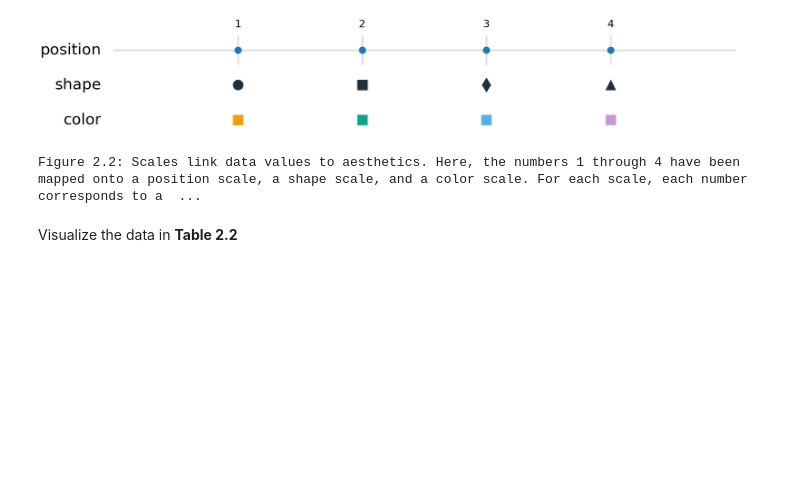
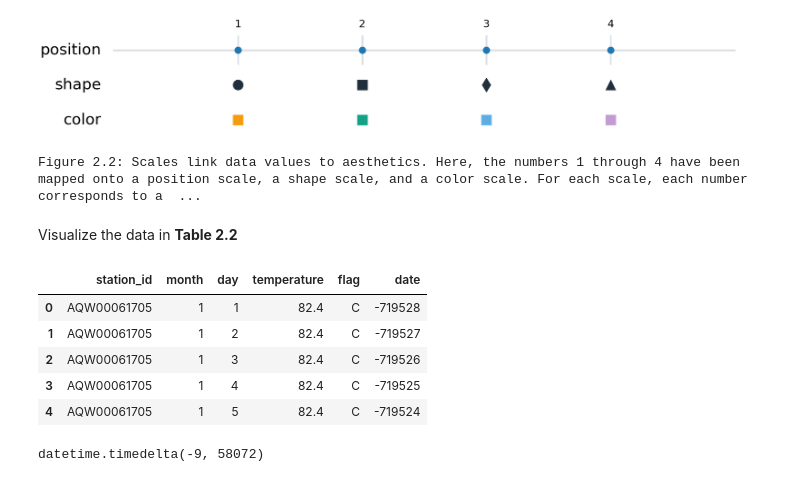
Before and after one commit to hnguyentt/dataviz-python, a Jupyter notebook: 1.From_data_to_viz/2.Mapping_data_onto_aesthetics.ipynb, the cells around one changed output. Cells and saved outputs as stored; diff of their text form; code cells hidden in the pictures; blank space fills up the shorter version.

Commit message:
Rm wrong data

```diff
--- a/1.From_data_to_viz/2.Mapping_data_onto_aesthetics.ipynb
+++ b/1.From_data_to_viz/2.Mapping_data_onto_aesthetics.ipynb
@@ -105,7 +105,3 @@ Example in in the **Table 2.2** below:
 * Location: unordered factor
 * Station ID: unordered factor
 * Temperature: continuous numerical value
-# %%
-table2_2 = pd.read_table("../data/resources/ncdc_normals.tsv",sep="\t")
-print("Table 2.2")
-table2_2.head(12)
@@ -166,3 +147,12 @@ print("Figure 2.2: Scales link data values to aesthetics. Here, the numbers 1 th
 Figure 2.2: Scales link data values to aesthetics. Here, the numbers 1 through 4 have been mapped onto a position scale, a shape scale, and a color scale. For each scale, each number corresponds to a  ...
 # %% [markdown]
 Visualize the data in **Table 2.2**
+# %%
+table2_2.head()
+# %% [output]
+|  | station_id | month | day | temperature | flag | date |
+| 0 | AQW00061705 | 1 | 1 | 82.4 | C | -719528 |
+| 1 | AQW00061705 | 1 | 2 | 82.4 | C | -719527 |
+| 2 | AQW00061705 | 1 | 3 | 82.4 | C | -719526 |
+| 3 | AQW00061705 | 1 | 4 | 82.4 | C | -719525 |
+| 4 | AQW00061705 | 1 | 5 | 82.4 | C | -719524 |
@@ -168,0 +161,4 @@ Visualize the data in **Table 2.2**
+# %%
+datetime.timedelta(seconds = -719528)
+# %% [output]
+datetime.timedelta(-9, 58072)
```
Also changed, not shown: parts of 3 cells of this notebook, 3 other files.
